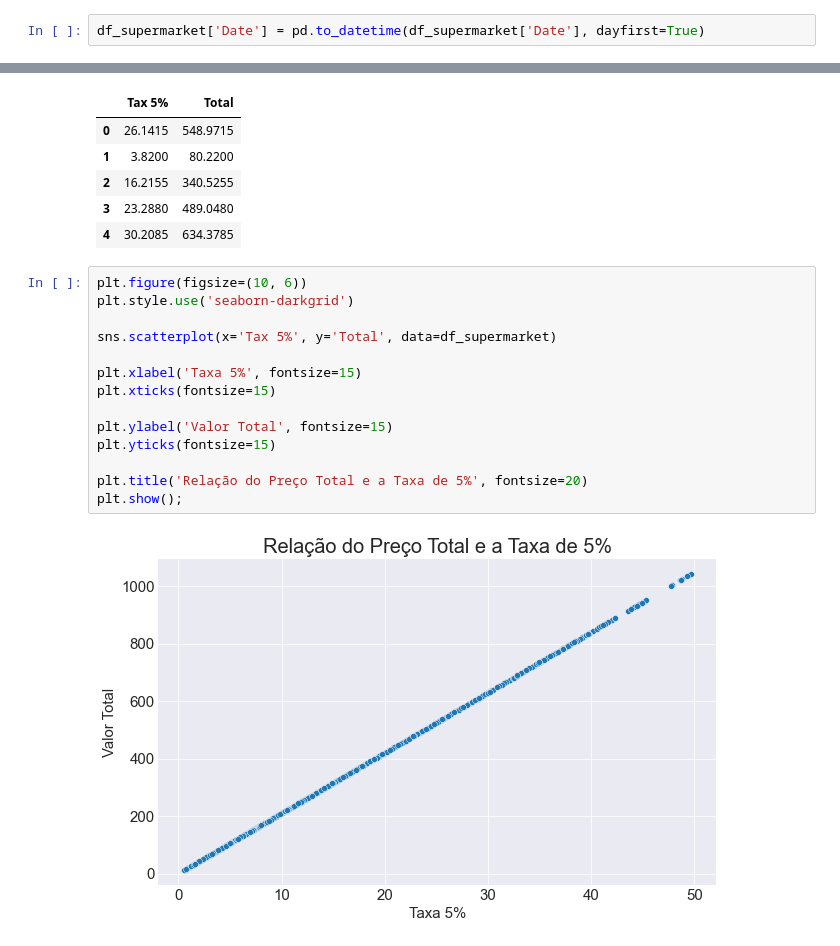
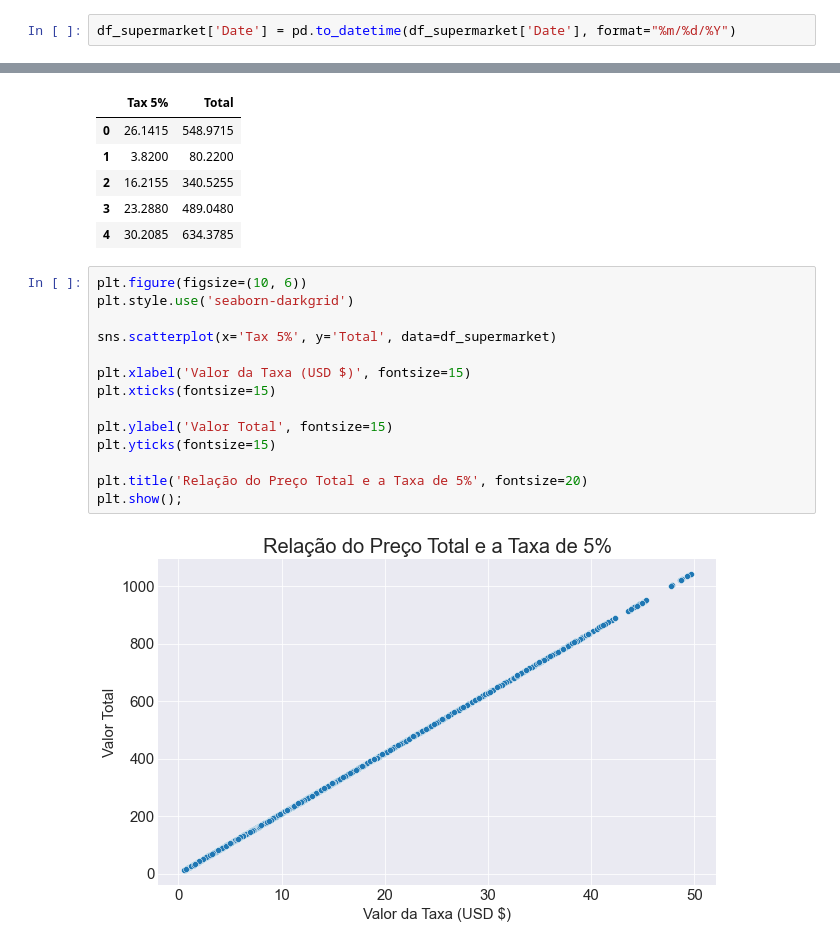
Before and after one commit to Renanrbsc/DataScience, a Jupyter notebook: Machine Learning/SupermarketMyanmar/DataExploration.ipynb, the cells around one changed output, grey strips where cells are left out. Drawn from its saved outputs; the diff is of its cells as text.

```diff
--- a/Machine Learning/SupermarketMyanmar/DataExploration.ipynb
+++ b/Machine Learning/SupermarketMyanmar/DataExploration.ipynb
@@ -98,7 +100,7 @@ df_supermarket.head()
 # %% [markdown]
 ##### Conversões
 # %%
-df_supermarket['Date'] = pd.to_datetime(df_supermarket['Date'], dayfirst=True)
+df_supermarket['Date'] = pd.to_datetime(df_supermarket['Date'], format="%m/%d/%Y")
 # %%
 df_supermarket['Date'].head()
 # %% [output]
@@ -213,19 +250,19 @@ df_supermarket[['Tax 5%', 'Total']].head(5)
 # %%
 plt.figure(figsize=(10, 6))
 plt.style.use('seaborn-darkgrid')
 
 sns.scatterplot(x='Tax 5%', y='Total', data=df_supermarket)
 
-plt.xlabel('Taxa 5%', fontsize=15)
+plt.xlabel('Valor da Taxa (USD $)', fontsize=15)
 plt.xticks(fontsize=15)
 
 plt.ylabel('Valor Total', fontsize=15)
 plt.yticks(fontsize=15)
 
 plt.title('Relação do Preço Total e a Taxa de 5%', fontsize=20)
 plt.show();
 # %% [output]
-[figure, old version]
+[figure, new version]
 # %%
 xlabel = [None, 'Janeiro', 'Fevereiro', 'Março']
 
```
Also changed, not shown: parts of 43 cells of this notebook.
